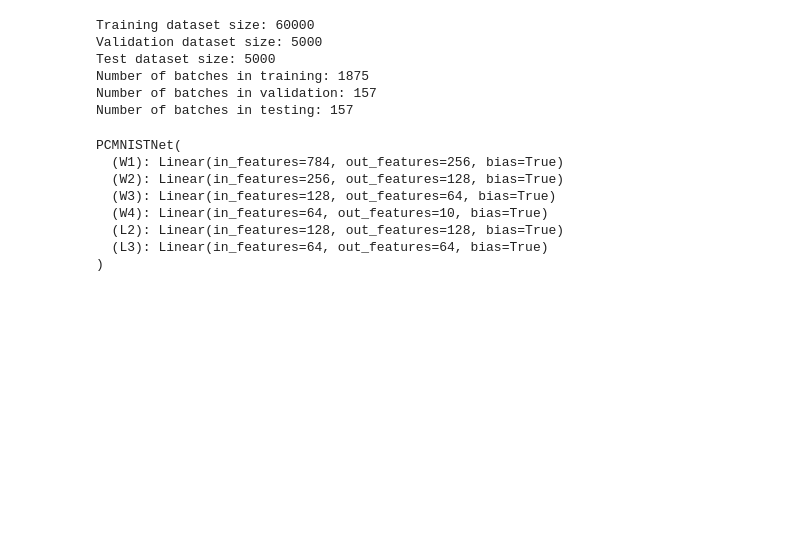
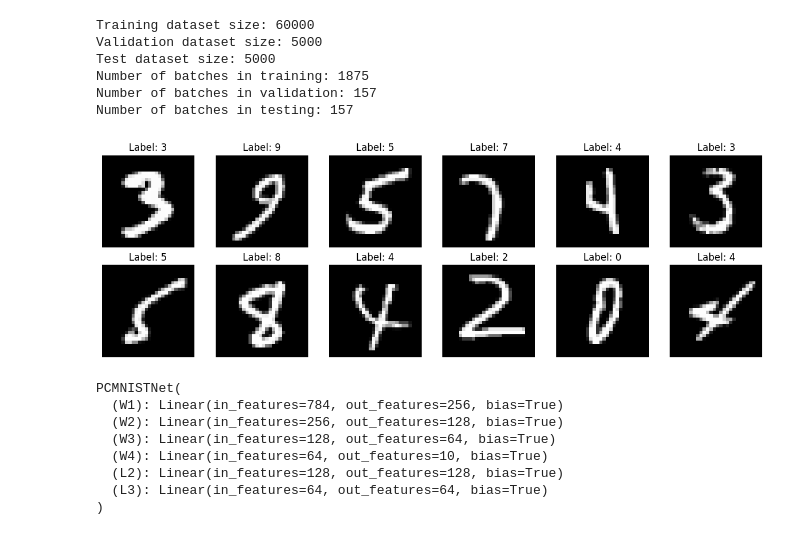
Before and after one commit to dagemawinegash/predictive-coding-image-classifier, a Jupyter notebook: incremental_PC.ipynb, the cells around one changed output. Saved outputs shown, nothing was run; the diff lists cells and outputs as text; code cells hidden in the pictures; blank space fills up the shorter version.

Commit message:
added missed cell for visualizing training data

```diff
--- a/incremental_PC.ipynb
+++ b/incremental_PC.ipynb
@@ -74,6 +74,23 @@ Test dataset size: 5000
 Number of batches in training: 1875
 Number of batches in validation: 157
 Number of batches in testing: 157
+# %%
+# get a batch of training data
+images, labels = next(iter(train_loader))
+
+fig = plt.figure(figsize=(12, 4))
+for i in range(12):
+    ax = fig.add_subplot(2, 6, i + 1)
+    # remove normalization
+    img = images[i].squeeze()
+    img = img * 0.3081 + 0.1307
+    ax.imshow(img, cmap='gray')
+    ax.set_title(f'Label: {labels[i].item()}')
+    ax.axis('off')
+plt.tight_layout()
+plt.show()
+# %% [output]
+[figure, added]
 # %%
 class PCMNISTNet(nn.Module):
     def __init__(self):
```
